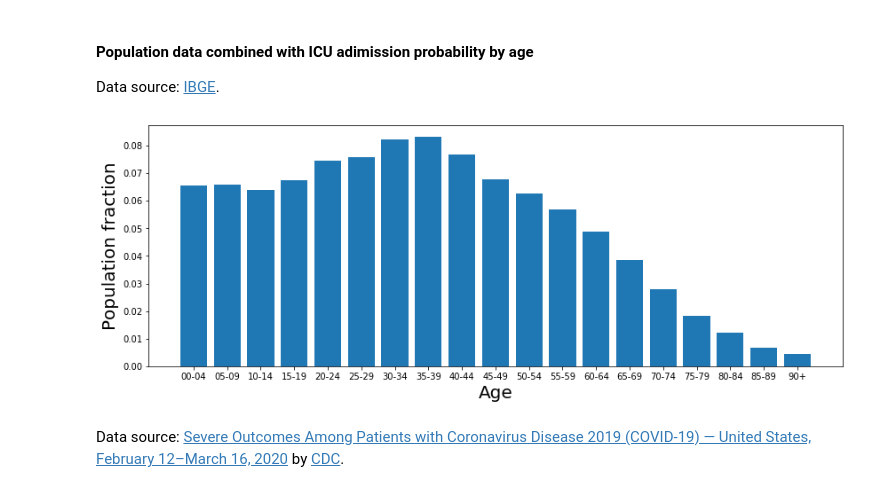
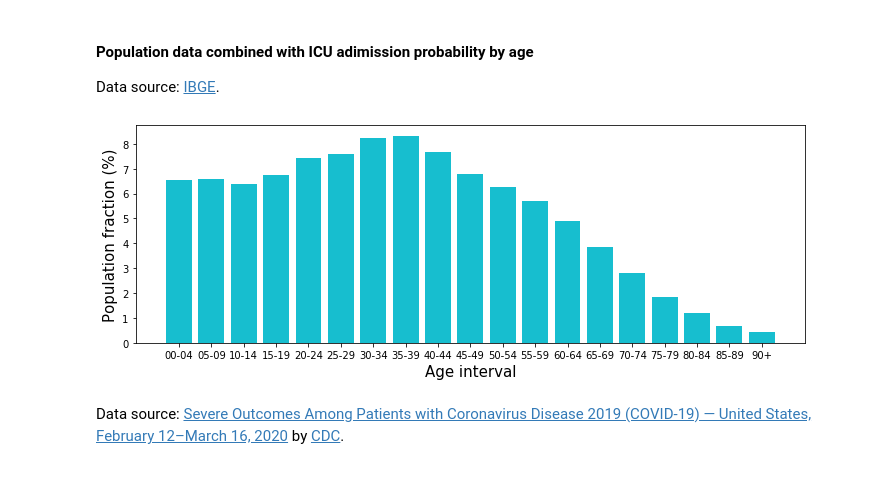
Before and after one commit to rodsveiga/ICU_demand, a Jupyter notebook: sampler.ipynb, the cells around one changed output. Saved outputs shown, nothing was run; the diff lists cells and outputs as text; code cells hidden in the pictures.

```diff
--- a/sampler.ipynb
+++ b/sampler.ipynb
@@ -76,13 +85,17 @@ df_age['AGE_prob'] = df_age['Total'] / df_age['Total'].sum()
 
 pop0 = df_age['Total'].sum()
 # %%
-fig, ax = plt.subplots(figsize= (14, 5 ))
-ax.bar(df_age['Age'], df_age['AGE_prob'])
-ax.set_xlabel('Age', fontsize= 20)
-ax.set_ylabel('Population fraction', fontsize= 20)
+fig, ax = plt.subplots(figsize= (12, 4))
+ax.bar(df_age['Age'], 100*df_age['AGE_prob'], color = 'C9')
+ax.set_xlabel('Age interval', fontsize= 15)
+ax.set_ylabel('Population fraction (%)', fontsize= 15)
+
+#filename = 'results/figures/FIGURE_AGE_str_' + state_or_city + '_' + name
+#plt.savefig(filename + '.pdf', bbox_inches='tight')
+
 plt.show()
 # %% [output]
-[figure, old version]
+[figure, new version]
 # %% [markdown]
 Data source: [Severe Outcomes Among Patients with Coronavirus Disease 2019 (COVID-19) — United States, February 12–March 16, 2020](https://www.cdc.gov/mmwr/volumes/69/wr/mm6912e2.htm?s_cid=mm6912e2_w) by [CDC](https://www.cdc.gov/).
 # %%
```
Also changed, not shown: parts of 37 cells of this notebook, 26 other files.
